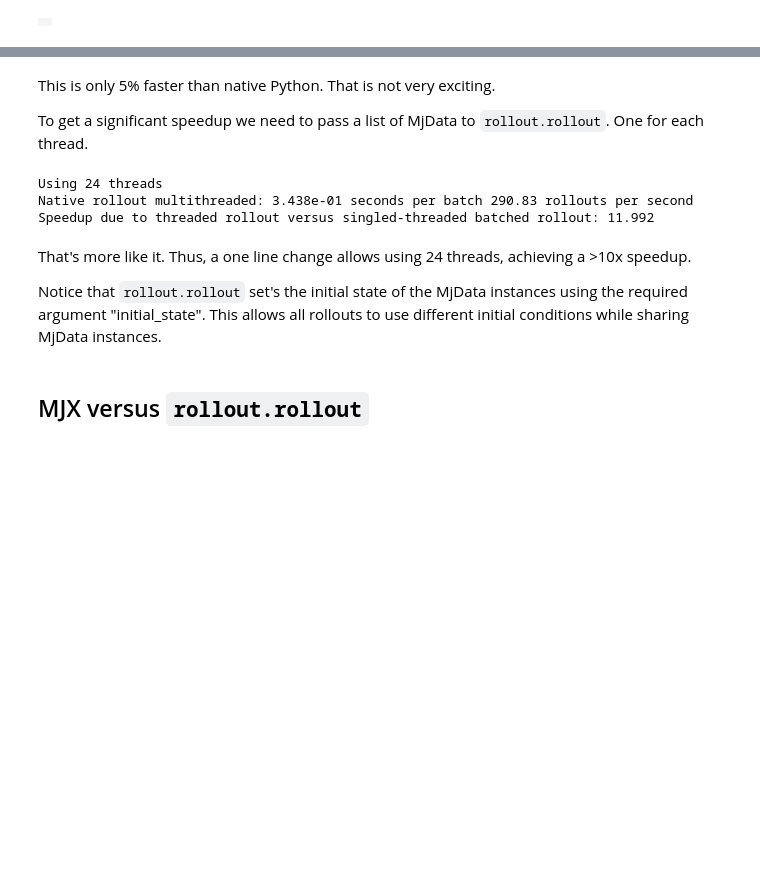
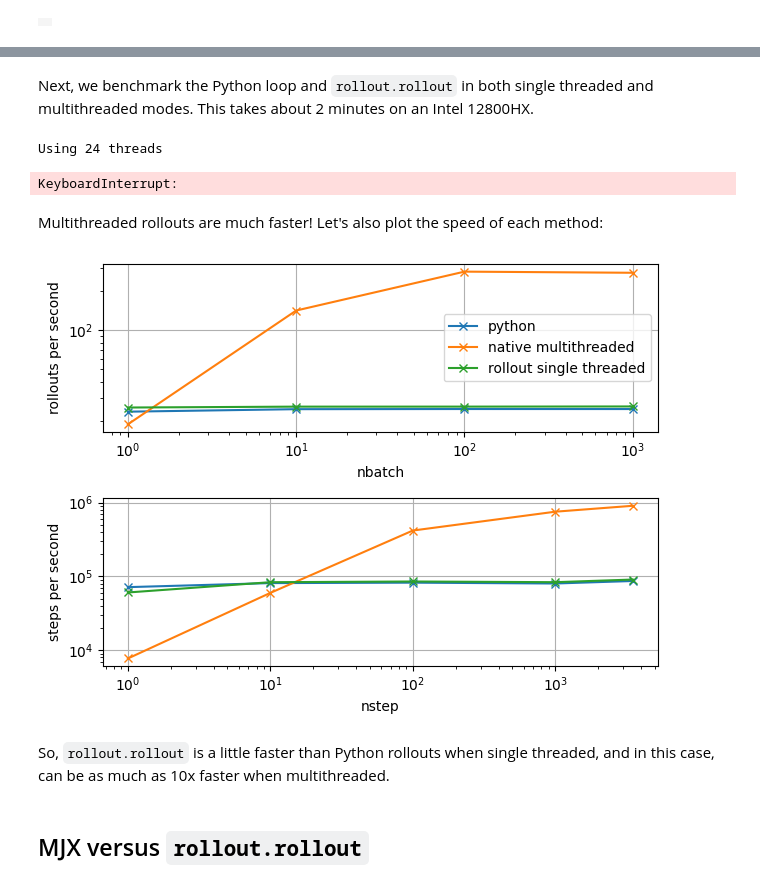
Before and after one commit to aftersomemath/mujoco, a Jupyter notebook: python/rollout.ipynb, the cells around one changed output, grey strips where cells are left out. Saved outputs shown, nothing was run; the diff lists cells and outputs as text; code cells hidden in the pictures; blank space fills up the shorter version.

Commit message:
rollout notebook: clean up initial benchmarks

```diff
--- a/python/rollout.ipynb
+++ b/python/rollout.ipynb
@@ -209,26 +220,57 @@ Speedup over pure python: 1.059
+# %% [markdown]
+Next, we benchmark the Python loop and `rollout.rollout` in both single threaded and multithreaded modes. This takes about 2 minutes on an Intel 12800HX.
+# %%
+#@title Python vs rollout.rollout benchmark
+
+# Set the number of threads to the number of cpu cores available
+nthread = cpu_count()
+print(f'Using {nthread} threads')
+
+t_python_nbatch = benchmark(lambda x: python_rollout(x,  nominal_nstep), nbatch, ntiming)
+t_python_nstep  = benchmark(lambda x: python_rollout(nominal_nbatch, x), nstep,  ntiming)
+
+t_native_nbatch_single = benchmark(lambda x: native_rollout(x, nominal_nstep,  nthread=1), nbatch, ntiming)
+t_native_nstep_single  = benchmark(lambda x: native_rollout(nominal_nbatch, x, nthread=1), nstep,  ntiming)
+
+t_native_nbatch = benchmark(lambda x: native_rollout(x, nominal_nstep,  nthread), nbatch, ntiming)
+t_native_nstep  = benchmark(lambda x: native_rollout(nominal_nbatch, x, nthread), nstep,  ntiming)
+
+print('Python rollout versus nbatch:                 {} seconds'.format(t_python_nbatch))
+print('Native rollout single threaded versus nbatch: {} seconds'.format(t_native_nbatch_single))
+print('Native rollout multi  threaded versus nbatch: {} seconds'.format(t_native_nbatch))
+
+print('Python rollout versus nstep :                 {} seconds'.format(t_python_nstep))
+print('Native rollout single threaded versus nstep : {} seconds'.format(t_native_nstep_single))
+print('Native rollout multi  threaded versus nstep : {} seconds'.format(t_native_nstep))
+# %% [output]
+Using 24 threads
+KeyboardInterrupt:
 # %% [markdown]
-This is only 5% faster than native Python. That is not very exciting.
-
-To get a significant speedup we need to pass a list of MjData to `rollout.rollout`. One for each thread.
+Multithreaded rollouts are much faster! Let's also plot the speed of each method:
-# %%
-nthread = cpu_count()
-print(f'Using {nthread} threads')
-
-datas = [copy.copy(data) for _ in range(nthread)]
-def native_rollout_multithreaded():
-  rollout.rollout(model, datas, initial_states, nstep=int(duration / model.opt.timestep))
-
-t_native_threaded_rollout = timeit.timeit(native_rollout_multithreaded, number=N_timing) / N_timing
-print('Native rollout multithreaded: {:0.3e} seconds per batch {:0.2f} rollouts per second'.format(t_native_threaded_rollout, N_batch / t_native_threaded_rollout))
-print('Speedup due to threaded rollout versus singled-threaded batched rollout: {:0.3f}'.format(t_python_rollout / t_native_threaded_rollout))
-# %% [output]
-Using 24 threads
-Native rollout multithreaded: 3.438e-01 seconds per batch 290.83 rollouts per second
-Speedup due to threaded rollout versus singled-threaded batched rollout: 11.992
-# %% [markdown]
-That's more like it. Thus, a one line change allows using 24 threads, achieving a >10x speedup.
-
-Notice that `rollout.rollout` set's the initial state of the MjData instances using the required argument "initial_state". This allows all rollouts to use different initial conditions while sharing MjData instances.
+# %%
+#@title Plot Results
+plt.subplot(2,1,1)
+plt.loglog(nbatch, nbatch / t_python_nbatch, marker='x', label='python')
+plt.loglog(nbatch, nbatch / t_native_nbatch, marker='x', label='native multithreaded')
+plt.loglog(nbatch, nbatch / t_native_nbatch_single, marker='x', label='native single threaded')
+plt.grid()
+plt.xlabel('nbatch')
+plt.ylabel('rollouts per second')
+plt.legend()
+
+plt.subplot(2,1,2)
+steps_per_t = np.array(nstep) * nominal_nbatch
+plt.loglog(nstep, steps_per_t / t_python_nstep, marker='x', label='python')
+plt.loglog(nstep, steps_per_t / t_native_nstep, marker='x', label='native multithreaded')
+plt.loglog(nstep, steps_per_t / t_native_nstep_single, marker='x', label='native single threaded')
+plt.grid()
+plt.xlabel('nstep')
+plt.ylabel('steps per second')
+plt.tight_layout()
+# %% [output]
+[figure, added]
+# %% [markdown]
+So, `rollout.rollout` is a little faster than Python rollouts when single threaded, and in this case, can be as much as 10x faster when multithreaded.
 # %% [markdown]
 ## MJX versus `rollout.rollout`
 # %% [markdown]
```
Also changed, not shown: parts of 21 cells of this notebook.
